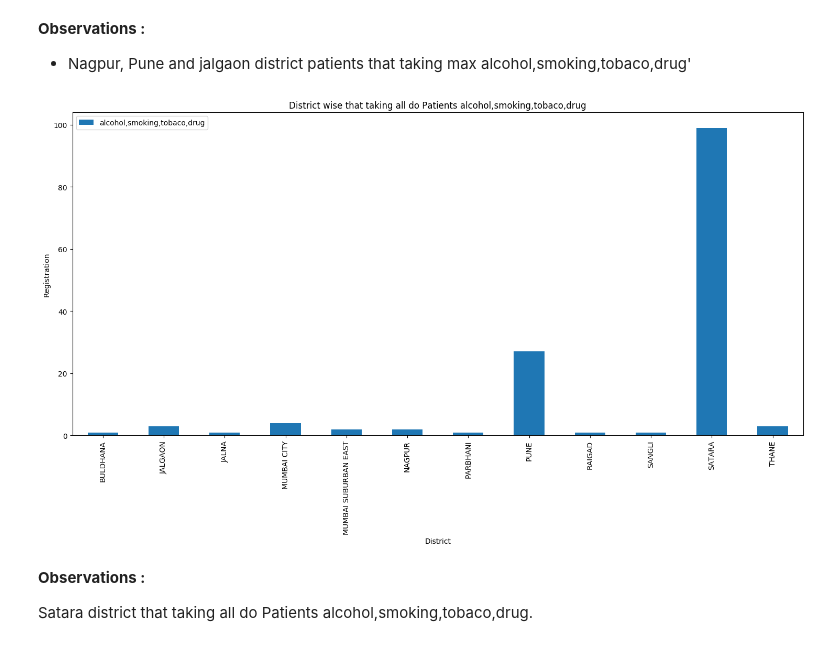
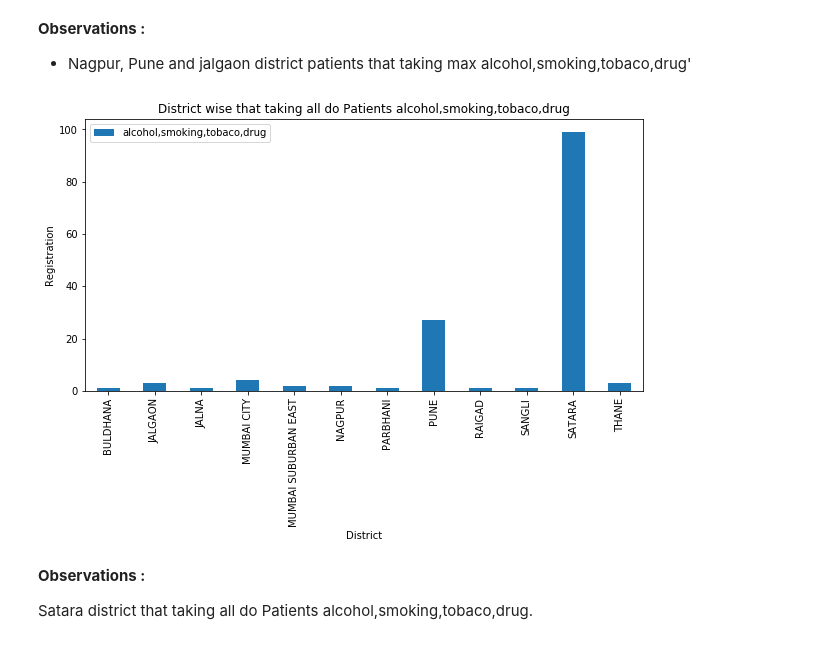
Before and after one commit to dharmendra-chouhan/s2datascience, a Jupyter notebook: Extracted_Construction_Worker_Patient_Details_Files.ipynb, the cells around one changed output. Cells and saved outputs as stored; diff of their text form; code cells hidden in the pictures.

```diff
--- a/Extracted_Construction_Worker_Patient_Details_Files.ipynb
+++ b/Extracted_Construction_Worker_Patient_Details_Files.ipynb
@@ -458,7 +458,7 @@ result = pd.merge(distwise_issmoking, distwise_isalcohol, on='distname')
 result = pd.merge(result,distwise_istobaco, on='distname')
 result = pd.merge(result,distwise_isdrug, on='distname')
 result = pd.merge(result,distwise_tot, on='distname')
-plt.rcParams['figure.figsize'] =[18,8]
+plt.rcParams['figure.figsize'] =[15,8]
 import pandas as pd
 import matplotlib.pyplot as plt
 ax = result.plot.bar(x='distname', rot=0)
@@ -476,22 +476,22 @@ plt.show()
 # %%
 distwise_tot = df1.groupby(['distname']).agg({"regdid": pd.Series.nunique}).apply(list)
 distwise_tot = distwise_tot.reset_index()
 distwise_issmoking = df1[(df1['issmoking']=='Yes') & (df1['isalcohol']=='Yes')  & (df1['istobaco']=='Yes') & (df1['isdrug']=='Yes')].groupby(['issmoking','distname']).agg({"regdid": pd.Series.nunique}).apply(list)
 distwise_issmoking = distwise_issmoking.reset_index()
 distwise_issmoking.drop("issmoking", axis=1, inplace=True)
 
 distwise_issmoking.rename(columns={'regdid': 'alcohol,smoking,tobaco,drug'}, inplace=True)
-plt.rcParams['figure.figsize'] =[18,8]
+plt.rcParams['figure.figsize'] =[10,5]
 import pandas as pd
 import matplotlib.pyplot as plt
 ax = distwise_issmoking.plot.bar(x='distname', rot=0)
 plt.ylabel('Registration')
 plt.xlabel('District')
 plt.xticks(rotation=90)
 plt.title('District wise that taking all do Patients alcohol,smoking,tobaco,drug')
 plt.show()
 # %% [output]
-[figure, old version]
+[figure, new version]
 # %% [markdown]
 **Observations :**
 
```
Also changed, not shown: parts of 10 cells of this notebook.
